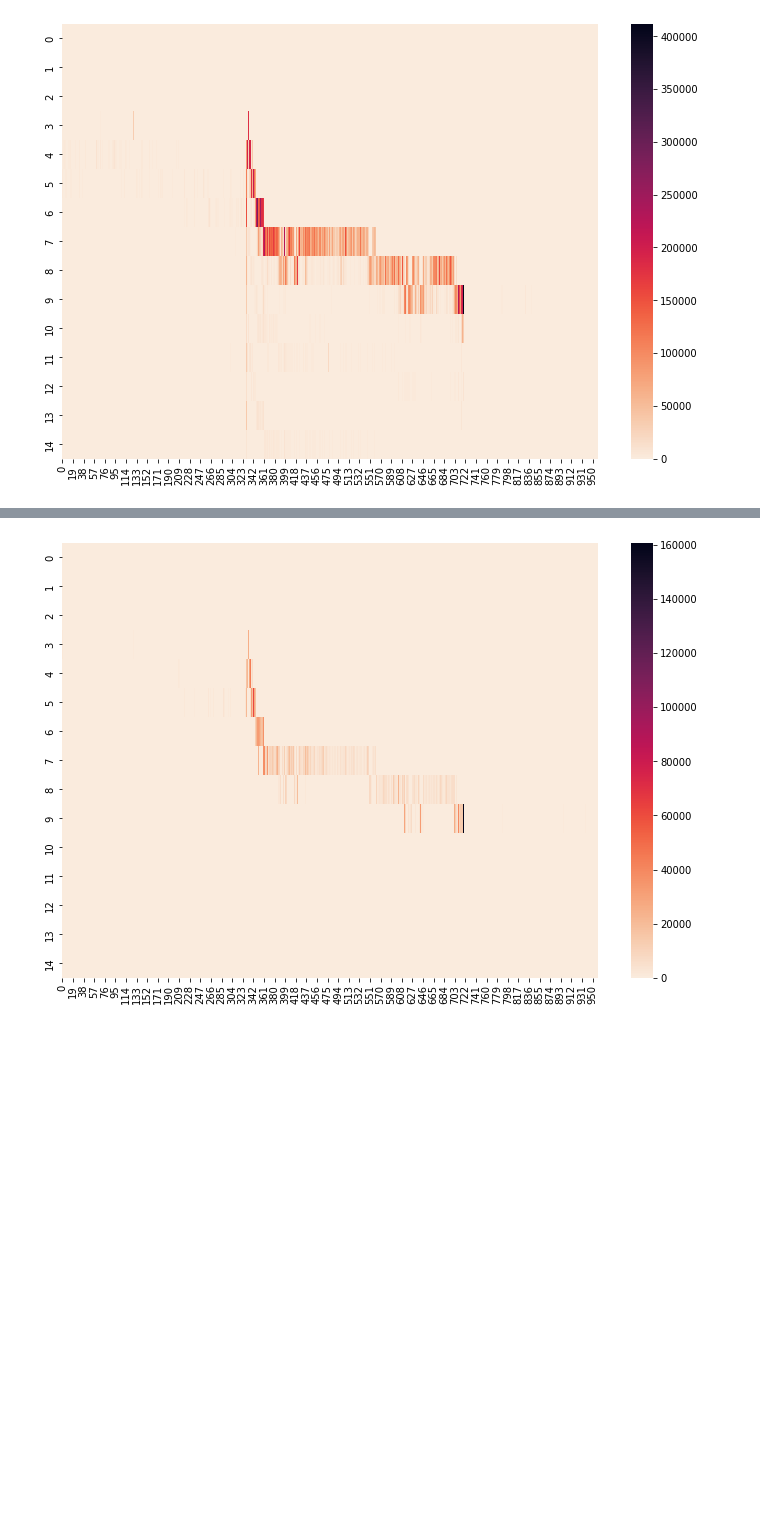
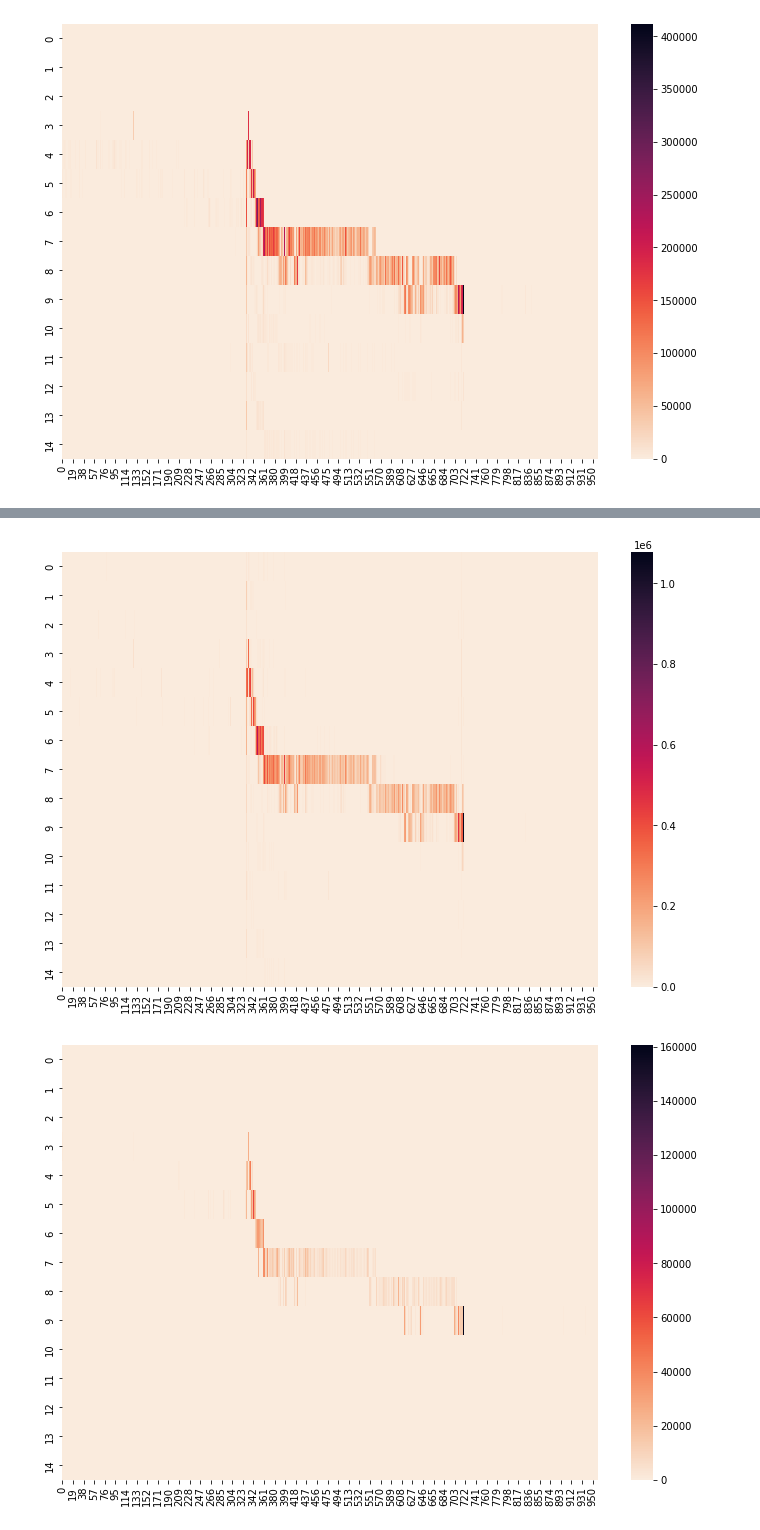
Before and after one commit to The-D-for-NASDAQ/d-compressor, a Jupyter notebook: d-compressor.ipynb, the cells around one changed output, grey strips where cells are left out. Saved outputs shown, nothing was run; the diff lists cells and outputs as text; code cells hidden in the pictures; blank space fills up the shorter version.

```diff
--- a/d-compressor.ipynb
+++ b/d-compressor.ipynb
@@ -152,3 +157,9 @@ plt.show()
+# %%
+plt.figure(figsize=(12, 8))
+sns.heatmap(np.add(full_d_asks[1, 335:350], full_d_bids[1, 335:350]), cmap='rocket_r')
+plt.show()
+# %% [output]
+[figure, added]
 # %%
 plt.figure(figsize=(12, 8))
 sns.heatmap(full_d_asks[2, 335:350], cmap='rocket_r')
```
Also changed, not shown: parts of 4 cells of this notebook.
